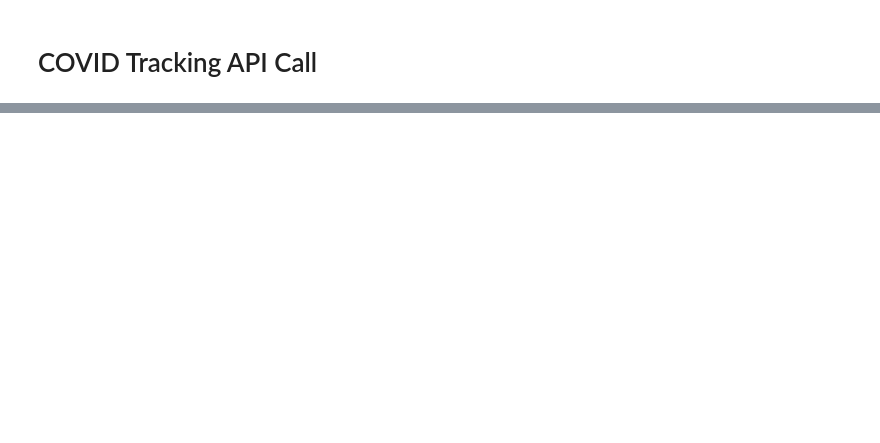
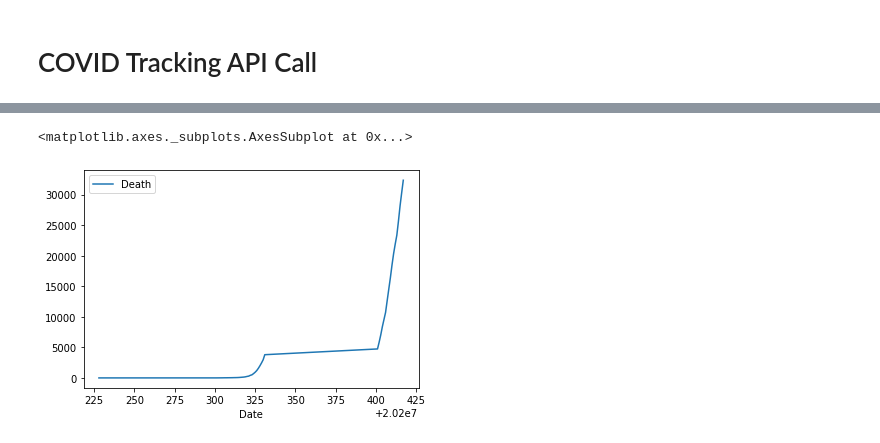
Before and after one commit to zenfinity/MNvsNationalCovid, a Jupyter notebook: Team6Project1Py.ipynb, the cells around one changed output, grey strips where cells are left out. Drawn from its saved outputs; the diff is of its cells as text; code cells hidden in the pictures; blank space fills up the shorter version.

```diff
--- a/Team6Project1Py.ipynb
+++ b/Team6Project1Py.ipynb
@@ -53,0 +62,24 @@ print(json.dumps(covidAPI_response_json, indent=4, sort_keys=False))
+# %%
+covid_national_url = "https://covidtracking.com/api/us/daily.json?"
+
+covidAPI_natresp_df = pd.DataFrame(requests.get(covid_national_url).json())
+
+covid_national_df = pd.DataFrame (
+        {'Date' : covidAPI_natresp_df['date'],
+         'States' : covidAPI_natresp_df['states'],
+         'Positive' : covidAPI_natresp_df['positive'],
+         'Negative' : covidAPI_natresp_df['negative'],
+         'Recovered' : covidAPI_natresp_df['recovered'],
+         'Date_Checked' : covidAPI_natresp_df['dateChecked'],
+         'Death' : covidAPI_natresp_df['death'],
+         'Hospitalized' : covidAPI_natresp_df['hospitalized'],
+         'Total_Test_Results' : covidAPI_natresp_df['totalTestResults'],
+         'Death_Increase' : covidAPI_natresp_df['deathIncrease'],
+         'Hospitalized_Increase' : covidAPI_natresp_df['hospitalizedIncrease'],
+         'Negative_Increase' : covidAPI_natresp_df['negativeIncrease'],
+         'Positive_Increase' : covidAPI_natresp_df['positiveIncrease'],
+         'Total_Test_Results_Increase' : covidAPI_natresp_df['totalTestResultsIncrease']})
+
+covid_national_df.to_csv('covid_national.csv', encoding='utf-8', index=False)
+
+covid_national_df
@@ -53,0 +104,8 @@ print(json.dumps(covidAPI_response_json, indent=4, sort_keys=False))
+# %%
+#plt.plot(covid_national_df)
+#plt.plot(covid_state_df)
+
+covid_national_df.plot(kind = 'line', x = 'Date', y = 'Death')
+# %% [output]
+<matplotlib.axes._subplots.AxesSubplot at 0x...>
+[figure, added]
```
Also changed, not shown: parts of 5 cells of this notebook, 2 other files.
